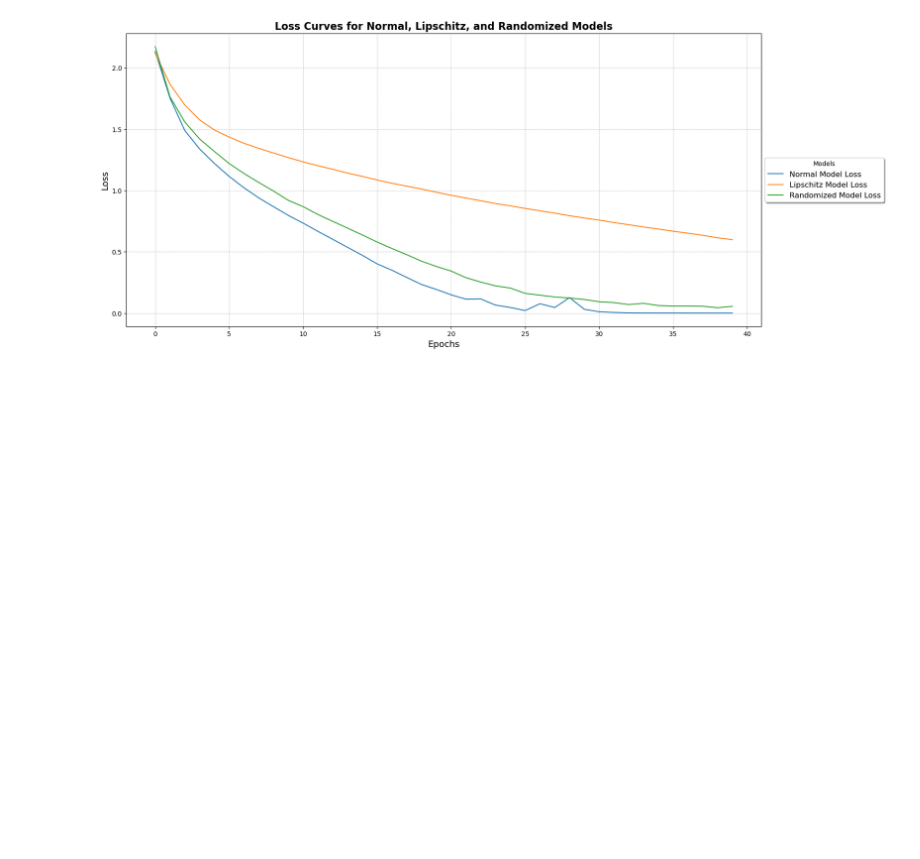
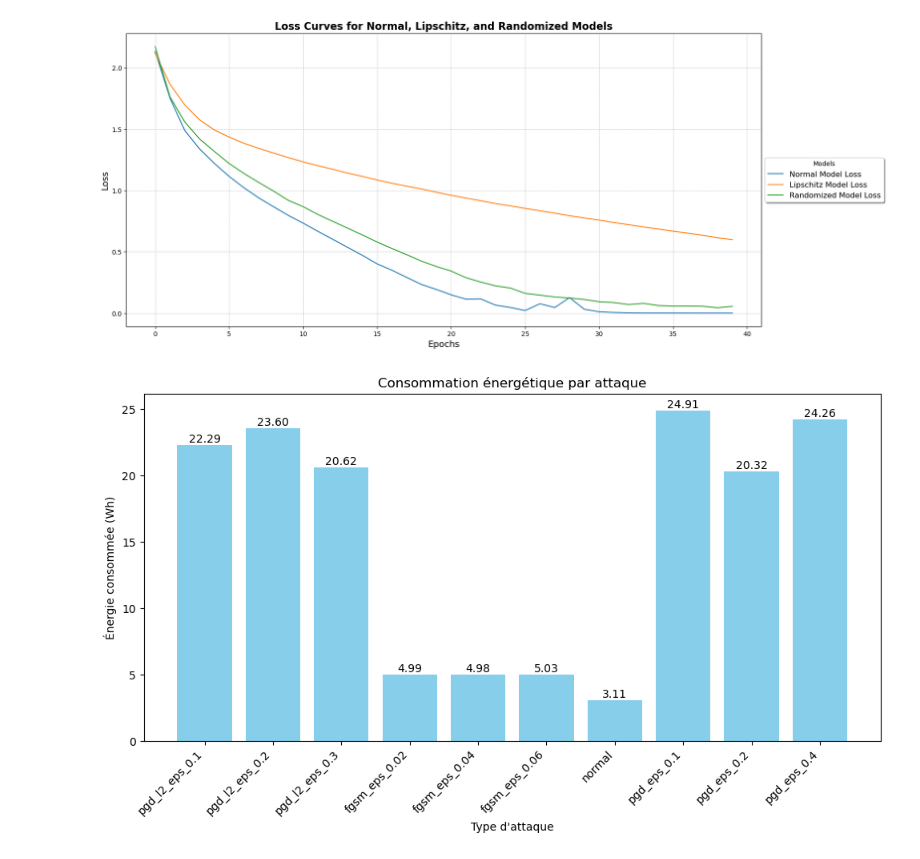
Before and after one commit to Choup522/IAProject, a Jupyter notebook: DisplayResults.ipynb, the cells around one changed output. Cells and saved outputs as stored; diff of their text form; code cells hidden in the pictures; blank space fills up the shorter version.

Commit message:
Version 2.4
- Correction de bugs
- Ajout des présentations

```diff
--- a/DisplayResults.ipynb
+++ b/DisplayResults.ipynb
@@ -813,3 +814,90 @@ generate_performance_table(classic_data, lipschitz_data, randomized_data, model_
 plot_model_losses(classic_data['normal'], lipschitz_data['normal'], randomized_data['normal'])
 # %% [output]
 [figure]
+# %%
+# Données des attaques et leurs performances
+data = {
+    "Attack Type": [
+        "pgd_l2_eps_0.1", "pgd_l2_eps_0.2", "pgd_l2_eps_0.3",
+        "fgsm_eps_0.02", "fgsm_eps_0.04", "fgsm_eps_0.06",
+        "normal", "pgd_eps_0.1", "pgd_eps_0.2", "pgd_eps_0.4"
+    ],
+    "Execution Time (s)": [
+        2360.55, 2498.60, 2183.67, 528.55, 527.75, 532.57,
+        329.01, 2637.22, 2151.81, 2569.11
+    ],
+    "Accuracy (%)": [
+        41.32, 38.15, 32.23, 29.24, 17.79, 19.74,
+        68.44, 20.41, 20.93, 19.64
+    ]
+}
+
+# Consommation énergétique par exécution
+power_consumption_watts = 34  # Consommation énergétique du M1 avec GPU activé
+data["Execution Time (h)"] = [t / 3600 for t in data["Execution Time (s)"]]
+data["Energy Consumed (Wh)"] = [
+    t * power_consumption_watts for t in data["Execution Time (h)"]
+]
+
+# Calcul de la dégradation d'accuracy
+baseline_accuracy = 68.44  # Performance du modèle non attaqué
+data["Accuracy Drop (%)"] = [
+    baseline_accuracy - acc for acc in data["Accuracy (%)"]
+]
+
+# Calcul de l'efficacité énergétique
+data["Efficiency (Accuracy Drop / Wh)"] = [
+    drop / energy if energy > 0 else 0
+    for drop, energy in zip(data["Accuracy Drop (%)"], data["Energy Consumed (Wh)"])
+]
+
+# Création du DataFrame pour visualisation
+df = pd.DataFrame(data)
+
+# Fonction pour ajouter les valeurs au-dessus des barres
+def add_labels(ax, bars):
+    for bar in bars:
+        height = bar.get_height()
+        ax.text(
+            bar.get_x() + bar.get_width() / 2.0,
+            height,
+            f'{height:.2f}',
+            ha='center',
+            va='bottom',
+            fontsize=10
+        )
+
+# Visualisation 1 : Consommation énergétique par attaque
+plt.figure(figsize=(10, 6))
+bars = plt.bar(df["Attack Type"], df["Energy Consumed (Wh)"], color="skyblue")
+plt.title("Consommation énergétique par attaque")
+plt.xlabel("Type d'attaque")
+plt.ylabel("Énergie consommée (Wh)")
+plt.xticks(rotation=45, ha="right")
+add_labels(plt.gca(), bars)
+plt.tight_layout()
+plt.show()
+
+# Visualisation 2 : Efficacité énergétique par attaque
+plt.figure(figsize=(10, 6))
+bars = plt.bar(df["Attack Type"], df["Efficiency (Accuracy Drop / Wh)"], color="lightcoral")
+plt.title("Efficacité énergétique des attaques adversariales")
+plt.xlabel("Type d'attaque")
+plt.ylabel("Efficacité (Accuracy Drop / Wh)")
+plt.xticks(rotation=45, ha="right")
+add_labels(plt.gca(), bars)
+plt.tight_layout()
+plt.show()
+
+# Visualisation 3 : Dégradation d'accuracy
+plt.figure(figsize=(10, 6))
+bars = plt.bar(df["Attack Type"], df["Accuracy Drop (%)"], color="lightgreen")
+plt.title("Dégradation d'accuracy par attaque")
+plt.xlabel("Type d'attaque")
+plt.ylabel("Dégradation de l'accuracy (%)")
+plt.xticks(rotation=45, ha="right")
+add_labels(plt.gca(), bars)
+plt.tight_layout()
+plt.show()
+# %% [output]
+[figure, added]
```
Also changed, not shown: parts of 7 cells of this notebook, 1 other file.
